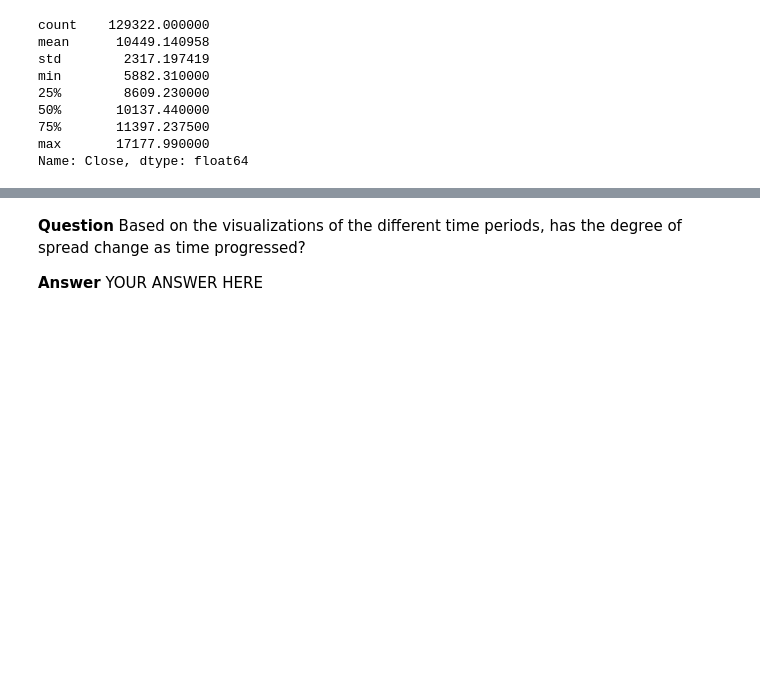
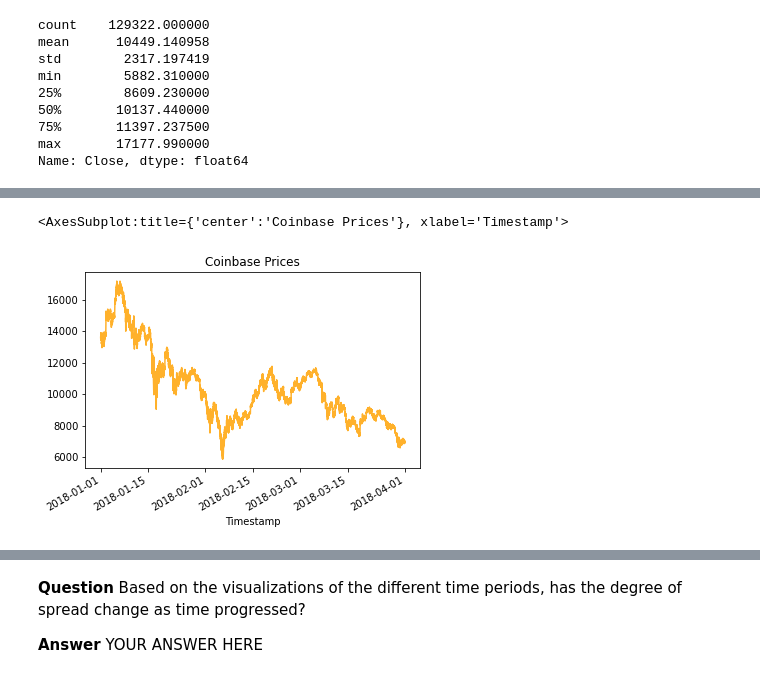
Before and after one commit to douglasg-fintec/Cryptocurrency_Arbitrage, a Jupyter notebook: crypto_arbitrage.ipynb, the cells around one changed output, grey strips where cells are left out. Drawn from its saved outputs; the diff is of its cells as text; code cells hidden in the pictures; blank space fills up the shorter version.

```diff
--- a/crypto_arbitrage.ipynb
+++ b/crypto_arbitrage.ipynb
@@ -393,7 +396,10 @@ Name: Close, dtype: float64
 # %%
 # Create a line plot for the coinbase DataFrame for the full length of time in the dataset
 # Be sure that the figure size, title, and color are tailored to each visualization
-# YOUR CODE HERE
+coinbase_sliced.plot(title='Coinbase Prices', color='#ffb12b',label='Timestamp')
+# %% [output]
+<AxesSubplot:title={'center':'Coinbase Prices'}, xlabel='Timestamp'>
+[figure, added]
 # %%
 # Overlay the visualizations for the bitstamp and coinbase DataFrames in one plot
 # The plot should visualize the prices over the full lenth of the dataset
```
Also changed, not shown: parts of 6 cells of this notebook.
